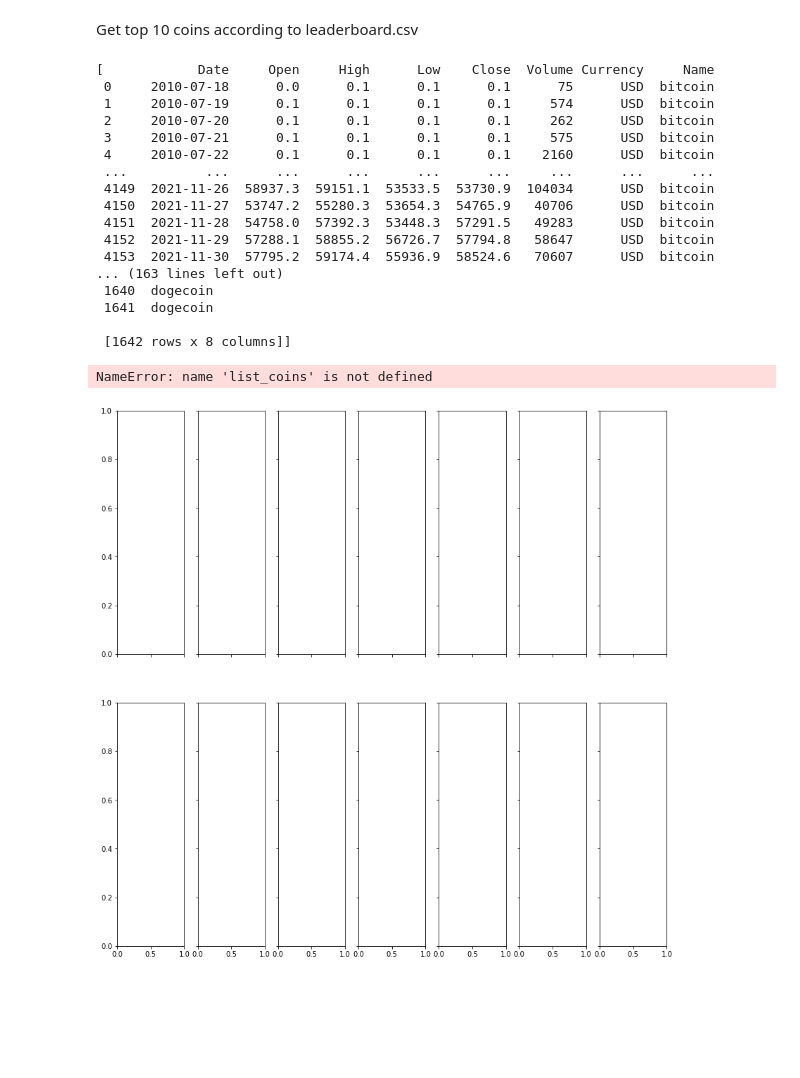
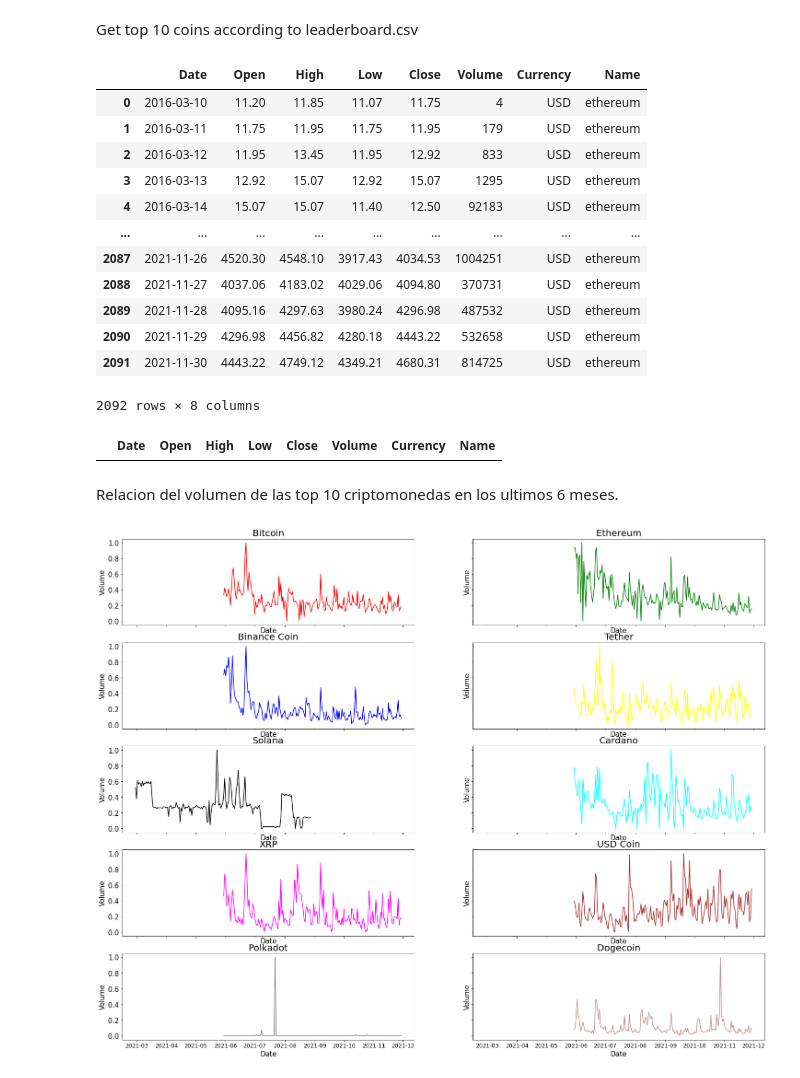
Before and after one commit to cato20/cryptocurrencies-ds, a Jupyter notebook: Proyecto_Final.ipynb, the cells around one changed output. Saved outputs shown, nothing was run; the diff lists cells and outputs as text; code cells hidden in the pictures; blank space fills up the shorter version.

Commit message:
Plotted volume per coin in the last 6 months

```diff
--- a/Proyecto_Final.ipynb
+++ b/Proyecto_Final.ipynb
@@ -107,42 +109,57 @@ for index,element in enumerate(coins_names, start=0):
 
 top_10 = [x for _, x in sorted(zip(index_list, top_10))]
 
-top_10
+top_10[1]
 # %% [output]
+|  | Date | Open | High | Low | Close | Volume | Currency | Name |
+| 0 | 2016-03-10 | 11.20 | 11.85 | 11.07 | 11.75 | 4 | USD | ethereum |
+| 1 | 2016-03-11 | 11.75 | 11.95 | 11.75 | 11.95 | 179 | USD | ethereum |
+| 2 | 2016-03-12 | 11.95 | 13.45 | 11.95 | 12.92 | 833 | USD | ethereum |
+| 3 | 2016-03-13 | 12.92 | 15.07 | 12.92 | 15.07 | 1295 | USD | ethereum |
+| 4 | 2016-03-14 | 15.07 | 15.07 | 11.40 | 12.50 | 92183 | USD | ethereum |
+| ... | ... | ... | ... | ... | ... | ... | ... | ... |
+| 2087 | 2021-11-26 | 4520.30 | 4548.10 | 3917.43 | 4034.53 | 1004251 | USD | ethereum |
+| 2088 | 2021-11-27 | 4037.06 | 4183.02 | 4029.06 | 4094.80 | 370731 | USD | ethereum |
+| 2089 | 2021-11-28 | 4095.16 | 4297.63 | 3980.24 | 4296.98 | 487532 | USD | ethereum |
+| 2090 | 2021-11-29 | 4296.98 | 4456.82 | 4280.18 | 4443.22 | 532658 | USD | ethereum |
+| 2091 | 2021-11-30 | 4443.22 | 4749.12 | 4349.21 | 4680.31 | 814725 | USD | ethereum |
-[            Date     Open     High      Low    Close  Volume Currency     Name
- 0     2010-07-18      0.0      0.1      0.1      0.1      75      USD  bitcoin
- 1     2010-07-19      0.1      0.1      0.1      0.1     574      USD  bitcoin
- 2     2010-07-20      0.1      0.1      0.1      0.1     262      USD  bitcoin
- 3     2010-07-21      0.1      0.1      0.1      0.1     575      USD  bitcoin
- 4     2010-07-22      0.1      0.1      0.1      0.1    2160      USD  bitcoin
- ...          ...      ...      ...      ...      ...     ...      ...      ...
- 4149  2021-11-26  58937.3  59151.1  53533.5  53730.9  104034      USD  bitcoin
- 4150  2021-11-27  53747.2  55280.3  53654.3  54765.9   40706      USD  bitcoin
- 4151  2021-11-28  54758.0  57392.3  53448.3  57291.5   49283      USD  bitcoin
- 4152  2021-11-29  57288.1  58855.2  56726.7  57794.8   58647      USD  bitcoin
- 4153  2021-11-30  57795.2  59174.4  55936.9  58524.6   70607      USD  bitcoin
-... (163 lines left out)
- 1640  dogecoin
- 1641  dogecoin
-
- [1642 rows x 8 columns]]
+2092 rows × 8 columns
+# %%
+filtered_top10 = list()
+semester = relativedelta(months=6)
+for index,element in enumerate(top_10, start=0):
+    element['Date'] = pd.to_datetime(element['Date'])
+    filtered_df = element.loc[(element['Date'] >= element['Date'].max()-semester)
+                     & (element['Date'] < element['Date'].max())]
+    filtered_top10.append(filtered_df)
+
+filter0 = filtered_top10[6][filtered_top10[6]['Volume'] == 0]
+filter0
+# %% [output]
+|  | Date | Open | High | Low | Close | Volume | Currency | Name |
+# %%
+leaderboardnames = leaderboard['Name']
+# %% [markdown]
+Relacion del volumen de las top 10 criptomonedas en los ultimos 6 meses.
 # %%
 colors=['red','green','blue','yellow','black','cyan','magenta','brown','gray','rosybrown'
         ,'salmon','peachpuff','orange','gold','olive','lime','steelblue','pink','indigo']
-COLUMNS = 7
+COLUMNS = 2
 ROWS = math.ceil(10/COLUMNS)
-fig, axs = plt.subplots(ROWS, COLUMNS, figsize=(14, 14), sharey=True, sharex=True)
+fig, axs = plt.subplots(ROWS, COLUMNS, figsize=(25, 20), sharey=True, sharex=True)
+std_scaler = StandardScaler()
 
-for index,element in enumerate(list_coins, start=0):
+for index,element in enumerate(filtered_top10, start=0):
 
     current_column = index%COLUMNS
     current_row = index//COLUMNS
 
     ax = axs[current_row, current_column]
-    ax.plot(element['Date'],element['Volume'],color=colors[index])
+    ax.plot(element['Date'], (element['Volume'] - element['Volume'].min()) / (element['Volume'].max() - element['Volume'].min()),color=colors[index])
     ax.set_ylabel('Volume', size=15)
+    ax.set_xlabel('Date', size=15)
+    ax.set_title(leaderboardnames[index], fontsize=20)
     ax.xaxis.set_tick_params(labelsize=12)
     ax.yaxis.set_tick_params(labelsize=15)
 # %% [output]
-NameError: name 'list_coins' is not defined
-[figure, old version]
+[figure, new version]
```
Also changed, not shown: parts of 1 cell of this notebook.
